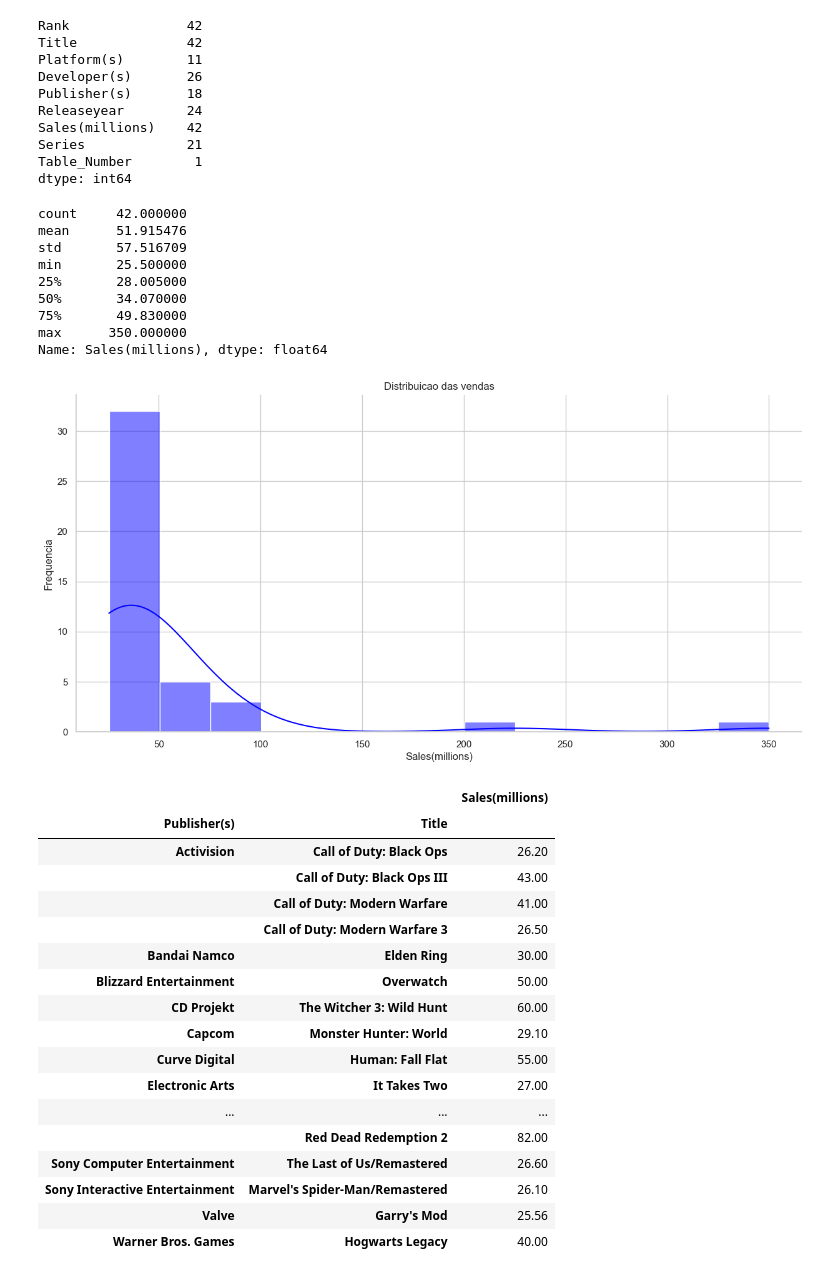
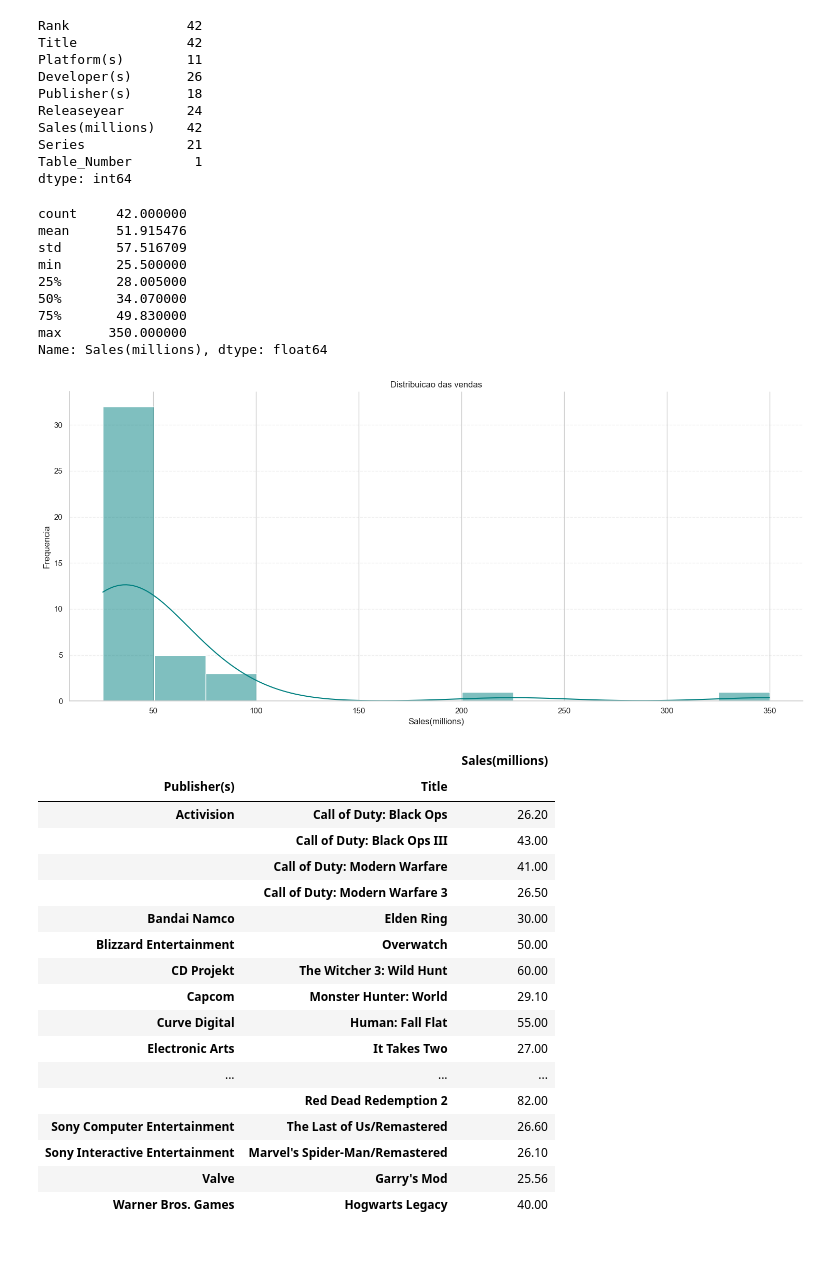
Before and after one commit to eltonnhamussua/video-game-sales-eda, a Jupyter notebook: analise_exploratoria.ipynb, the cells around one changed output. Cells and saved outputs as stored; diff of their text form; code cells hidden in the pictures; blank space fills up the shorter version.

```diff
--- a/analise_exploratoria.ipynb
+++ b/analise_exploratoria.ipynb
@@ -108,11 +108,13 @@ dtype: int64
 # Analise Exploratoria
 display(df_best["Sales(millions)"].describe())
 plt.figure(figsize=(15, 7))
-sns.histplot(df_best['Sales(millions)'], color='blue', edgecolor=None, kde=True)
+sns.histplot(df_best['Sales(millions)'], color='teal', edgecolor=None, kde=True)
 plt.title('Distribuicao das vendas')
 plt.xlabel('Sales(millions)')
 plt.ylabel('Frequencia')
+plt.grid(axis='y', ls='--', alpha=0.3)
 sns.despine()
+plt.tight_layout()
 plt.show()
 
 # Agrupamento das vendas por jogo e editora
@@ -135,34 +137,34 @@ plt.tight_layout()
 plt.show()
 
 # Filtragem das vendas acima da media
 vendas_media = df_best[df_best['Sales(millions)'] > 60]
 display(vendas_media)
 
 # Visualizacao grafica das plataformas por volume de vendas
 p_grafico = df_best.groupby('Platform(s)')['Sales(millions)'].sum().reset_index()
 fig, ax = plt.subplots(figsize=(14, 6))
 sns.barplot(data=p_grafico, x='Platform(s)', y='Sales(millions)', ax=ax, color='teal')
 ax.set_xticks(range(len(p_grafico['Platform(s)'])))
 ax.set_xticklabels(p_grafico['Platform(s)'], rotation=90, ha='right')
 ax.set_title('Vendas Totais por Plataforma', fontsize=15, pad=20)
 ax.set_xlabel('Plataformas', fontsize=12)
 ax.set_ylabel('Milhoes de Vendas', fontsize=12)
 for p in ax.patches:
     ax.annotate(f'{p.get_height():.1f}', (p.get_x() + p.get_width()/2., p.get_height()), ha='center', va='baseline', fontsize=10, color='black', xytext=(0,5), textcoords='offset points')
 sns.despine()
 plt.tight_layout()
 plt.show()
 # %% [output]
 count     42.000000
 mean      51.915476
 std       57.516709
 min       25.500000
 25%       28.005000
 50%       34.070000
 75%       49.830000
 max      350.000000
 Name: Sales(millions), dtype: float64
-[figure, old version]
+[figure, new version]
 |  |  | Sales(millions) |
 | Publisher(s) | Title |  |
 | Activision | Call of Duty: Black Ops | 26.20 |
```
